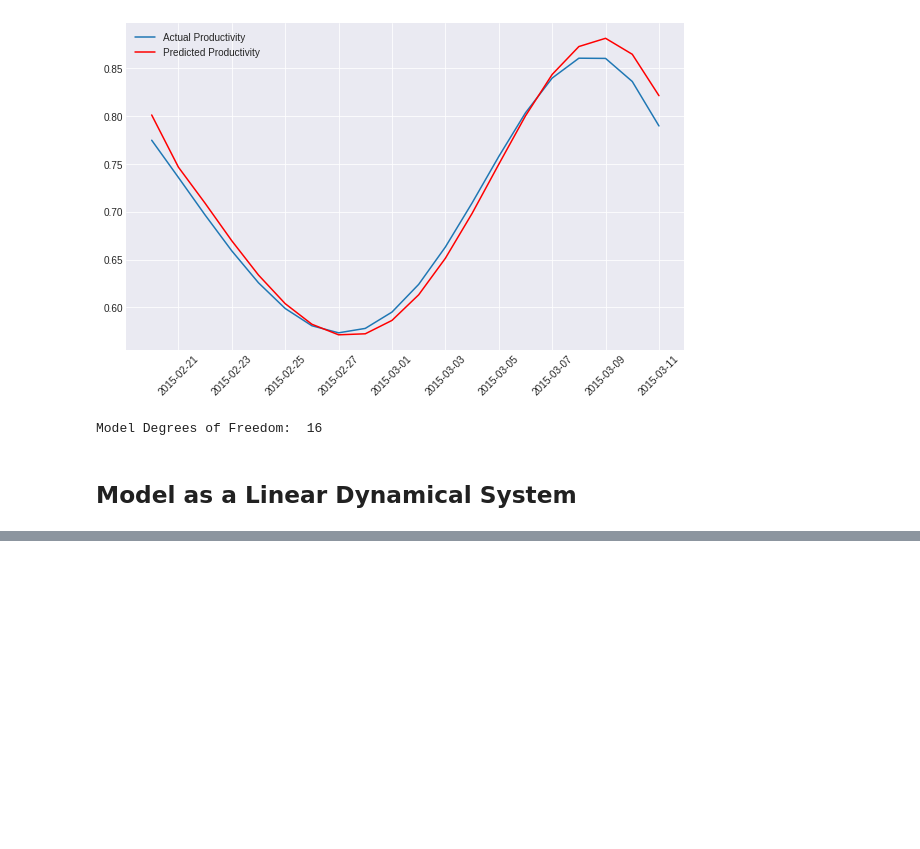
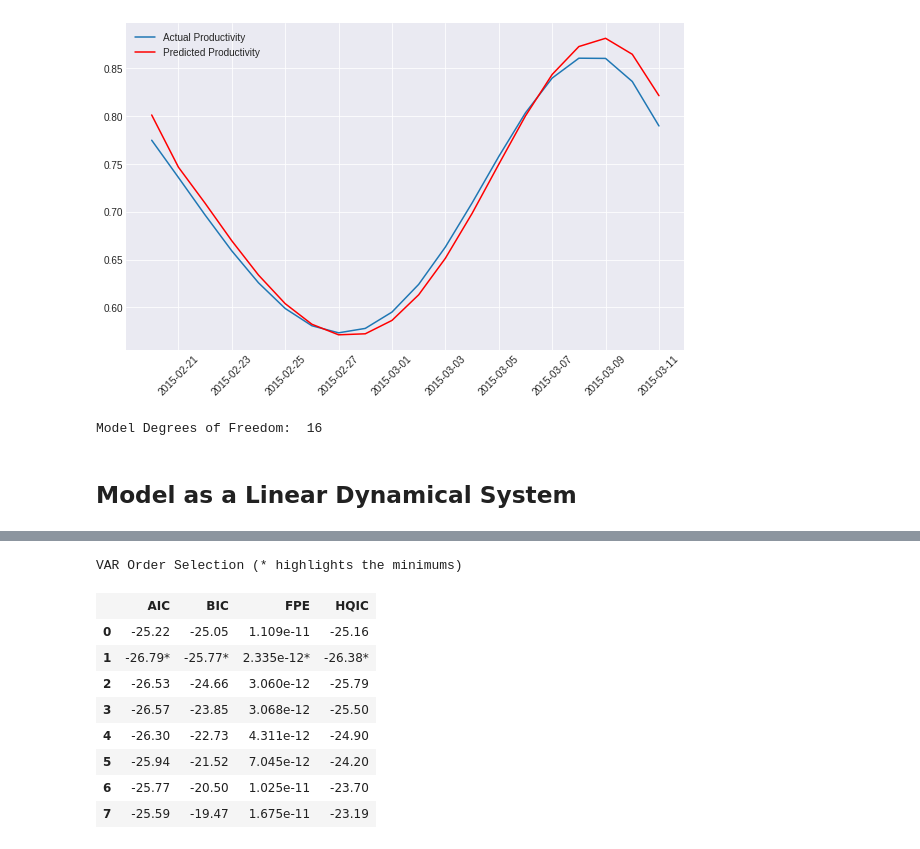
Before and after one commit to skozh/MM, a Jupyter notebook: Task4.ipynb, the cells around one changed output, grey strips where cells are left out. Drawn from its saved outputs; the diff is of its cells as text; code cells hidden in the pictures; blank space fills up the shorter version.

Commit message:
Added LDS model

```diff
--- a/Task4.ipynb
+++ b/Task4.ipynb
@@ -520,0 +542,16 @@ Model Degrees of Freedom:  16
+# %%
+from statsmodels.tsa.api import VAR
+
+model = VAR(input_data, freq="1D")
+model.select_order(7).summary()
+# %% [output]
+VAR Order Selection (* highlights the minimums)
+|  | AIC | BIC | FPE | HQIC |
+| 0 | -25.22 | -25.05 | 1.109e-11 | -25.16 |
+| 1 | -26.79* | -25.77* | 2.335e-12* | -26.38* |
+| 2 | -26.53 | -24.66 | 3.060e-12 | -25.79 |
+| 3 | -26.57 | -23.85 | 3.068e-12 | -25.50 |
+| 4 | -26.30 | -22.73 | 4.311e-12 | -24.90 |
+| 5 | -25.94 | -21.52 | 7.045e-12 | -24.20 |
+| 6 | -25.77 | -20.50 | 1.025e-11 | -23.70 |
+| 7 | -25.59 | -19.47 | 1.675e-11 | -23.19 |
```
Also changed, not shown: parts of 8 cells of this notebook, 1 other file.
